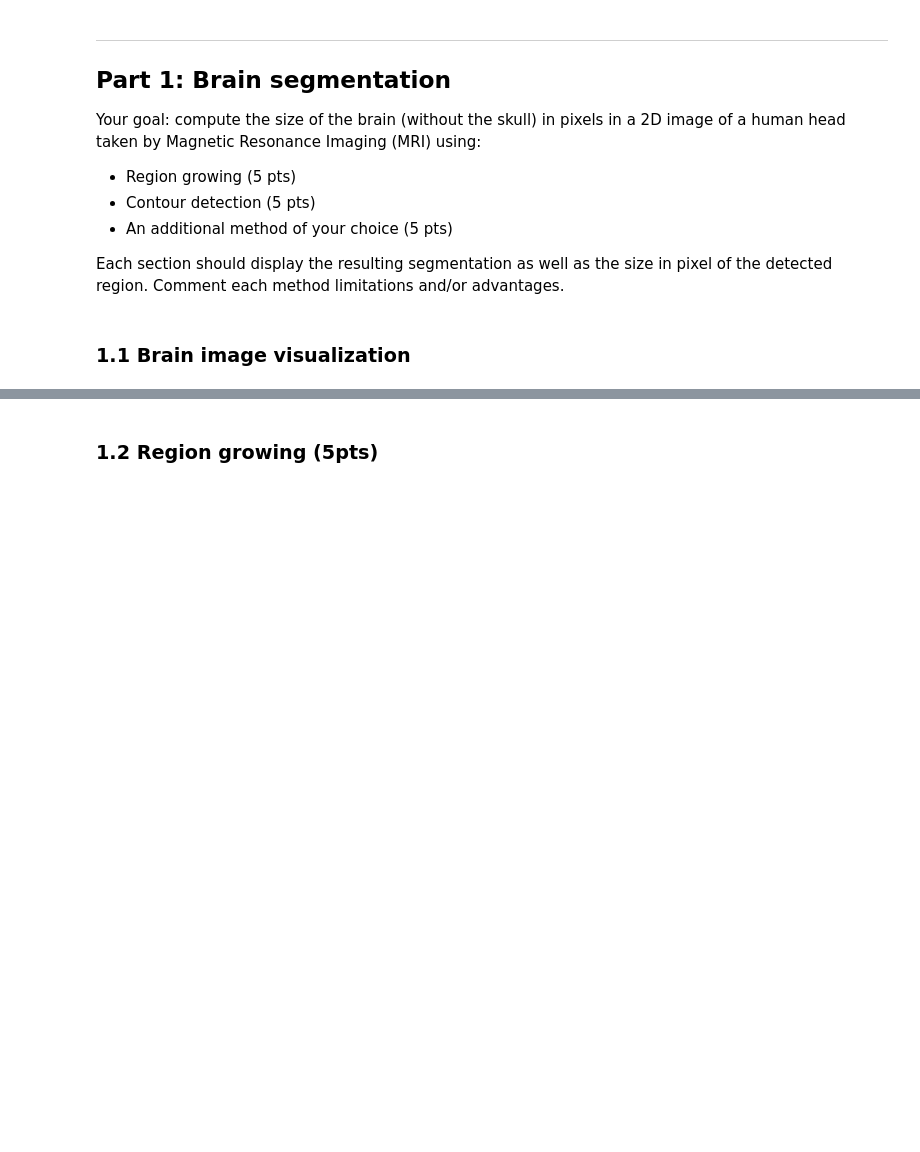
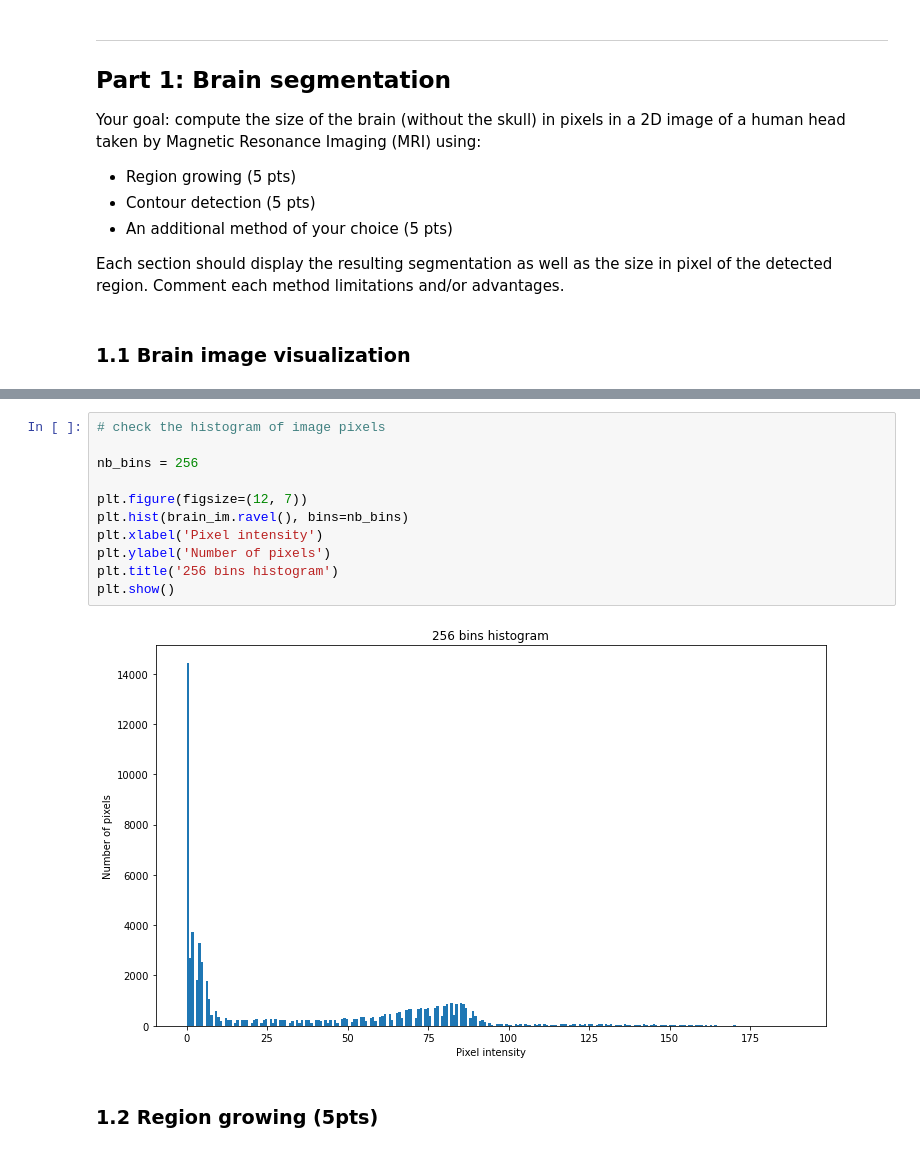
Before and after one commit to LTS5/iapr, a Jupyter notebook: labs/lab_01_segmentation.ipynb, the cells around one changed output, grey strips where cells are left out. Cells and saved outputs as stored; diff of their text form; blank space fills up the shorter version.

```diff
--- a/labs/lab_01_segmentation.ipynb
+++ b/labs/lab_01_segmentation.ipynb
@@ -80,3 +82,16 @@ plt.show()
+# %%
+# check the histogram of image pixels
+
+nb_bins = 256
+
+plt.figure(figsize=(12, 7))
+plt.hist(brain_im.ravel(), bins=nb_bins)
+plt.xlabel('Pixel intensity')
+plt.ylabel('Number of pixels')
+plt.title('256 bins histogram')
+plt.show()
+# %% [output]
+[figure, added]
 # %% [markdown]
 ### 1.2 Region growing (5pts)
 # %%
```
Also changed, not shown: parts of 3 cells of this notebook, 6 other files.
